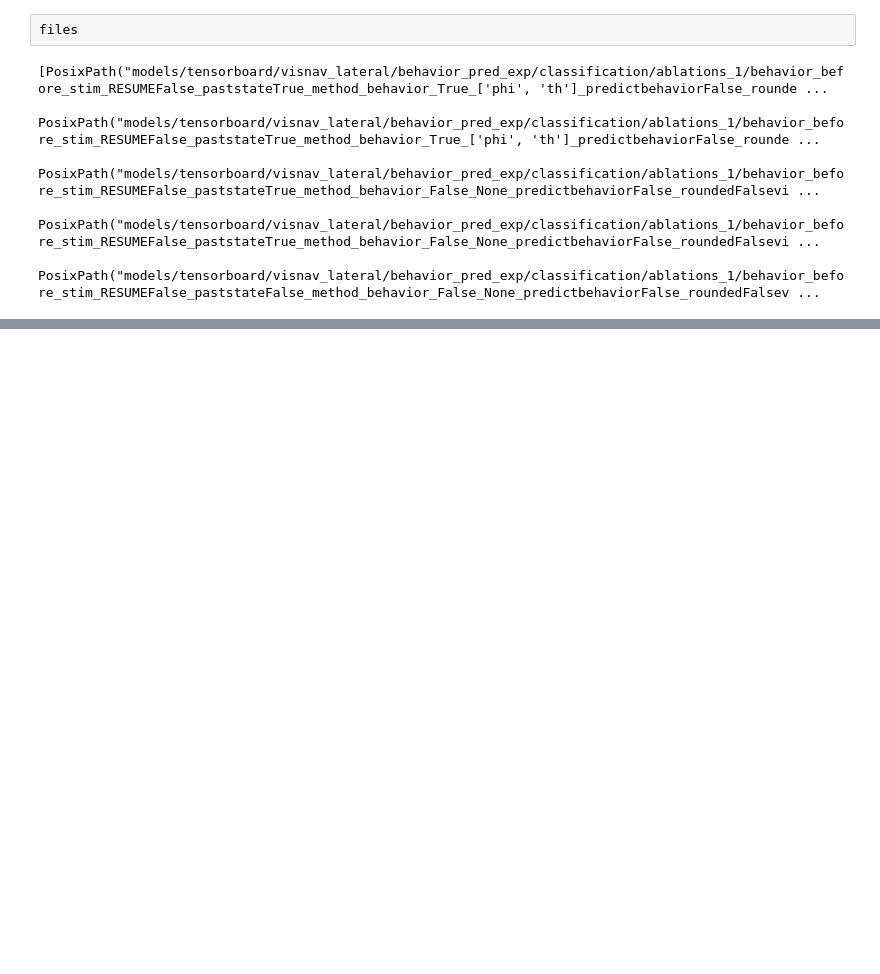
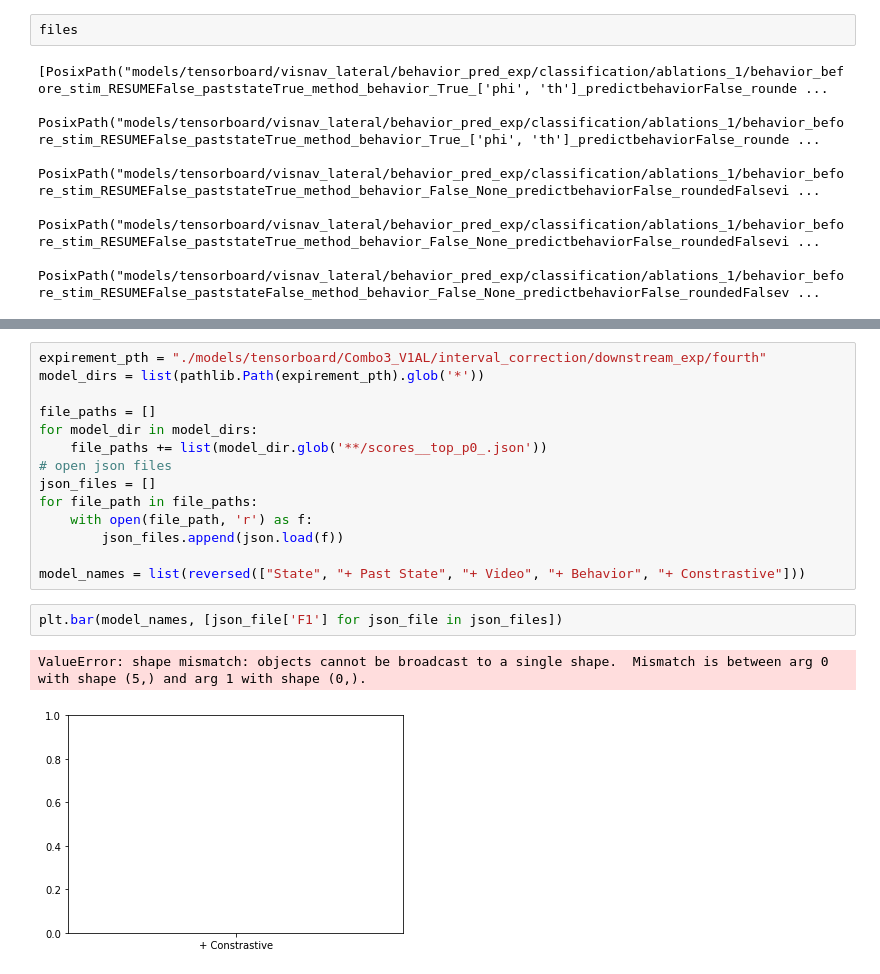
Before and after one commit to a-antoniades/neuroformer_, a Jupyter notebook: experiment_results.ipynb, the cells around one changed output, grey strips where cells are left out. Saved outputs shown, nothing was run; the diff lists cells and outputs as text; blank space fills up the shorter version.

```diff
--- a/experiment_results.ipynb
+++ b/experiment_results.ipynb
@@ -40,0 +41,19 @@ plt.bar(model_names, [json_file['F1'] for json_file in json_files])
+# %%
+expirement_pth = "./models/tensorboard/Combo3_V1AL/interval_correction/downstream_exp/fourth"
+model_dirs = list(pathlib.Path(expirement_pth).glob('*'))
+
+file_paths = []
+for model_dir in model_dirs:
+    file_paths += list(model_dir.glob('**/scores__top_p0_.json'))
+# open json files
+json_files = []
+for file_path in file_paths:
+    with open(file_path, 'r') as f:
+        json_files.append(json.load(f))
+
+model_names = list(reversed(["State", "+ Past State", "+ Video", "+ Behavior", "+ Constrastive"]))
+# %%
+plt.bar(model_names, [json_file['F1'] for json_file in json_files])
+# %% [output]
+ValueError: shape mismatch: objects cannot be broadcast to a single shape.  Mismatch is between arg 0 with shape (5,) and arg 1 with shape (0,).
+[figure, added]
```
Also changed, not shown: parts of 2 cells of this notebook, 1 other file.
